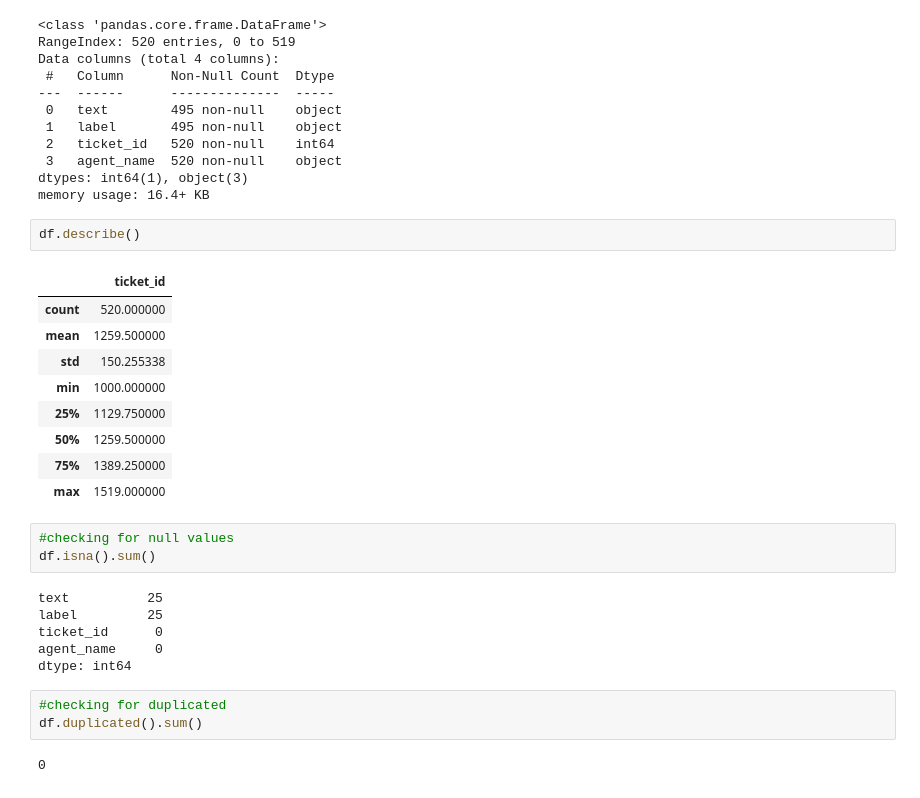
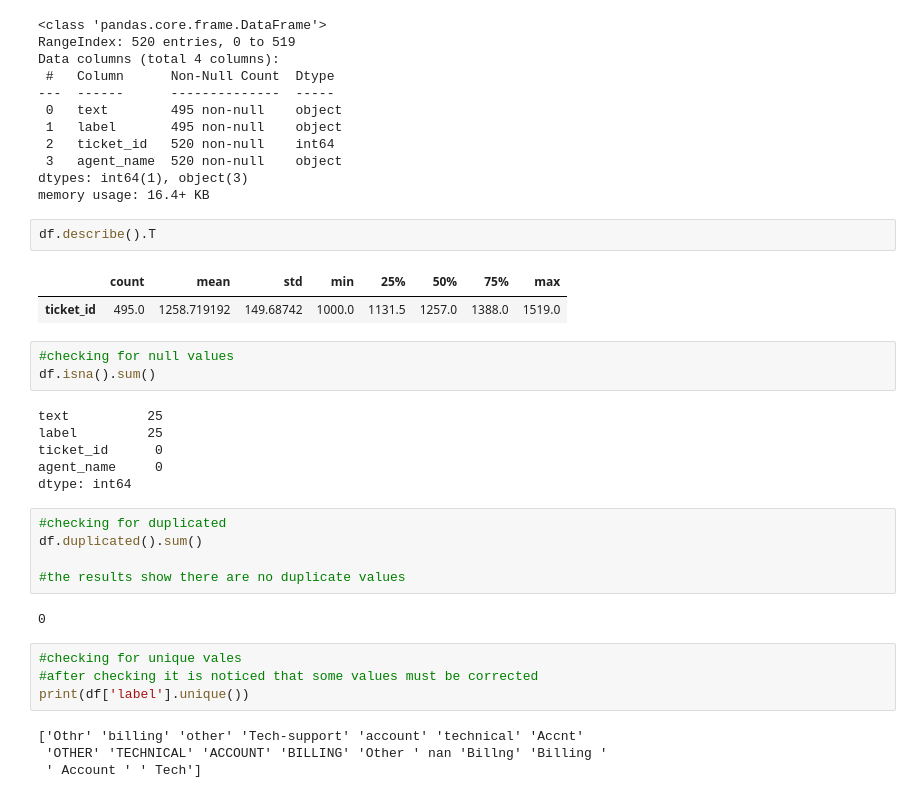
Before and after one commit to ThriveInternship/Thrive_Internship_ML_A, a Jupyter notebook: notebooks/02-eda.ipynb, the cells around one changed output. Saved outputs shown, nothing was run; the diff lists cells and outputs as text.

```diff
--- a/notebooks/02-eda.ipynb
+++ b/notebooks/02-eda.ipynb
@@ -37,17 +37,10 @@ Data columns (total 4 columns):
 dtypes: int64(1), object(3)
 memory usage: 16.4+ KB
 # %%
-df.describe()
+df.describe().T
 # %% [output]
-|  | ticket_id |
-| count | 520.000000 |
-| mean | 1259.500000 |
-| std | 150.255338 |
-| min | 1000.000000 |
-| 25% | 1129.750000 |
-| 50% | 1259.500000 |
-| 75% | 1389.250000 |
-| max | 1519.000000 |
+|  | count | mean | std | min | 25% | 50% | 75% | max |
+| ticket_id | 495.0 | 1258.719192 | 149.68742 | 1000.0 | 1131.5 | 1257.0 | 1388.0 | 1519.0 |
 # %%
 #checking for null values
 df.isna().sum()
@@ -60,5 +53,15 @@ dtype: int64
 # %%
 #checking for duplicated
 df.duplicated().sum()
+
+#the results show there are no duplicate values
 # %% [output]
 0
+# %%
+#checking for unique vales
+#after checking it is noticed that some values must be corrected
+print(df['label'].unique())
+# %% [output]
+['Othr' 'billing' 'other' 'Tech-support' 'account' 'technical' 'Accnt'
+ 'OTHER' 'TECHNICAL' 'ACCOUNT' 'BILLING' 'Other ' nan 'Billng' 'Billing '
+ ' Account ' ' Tech']
```
Also changed, not shown: parts of 7 cells of this notebook, 1 other file.
